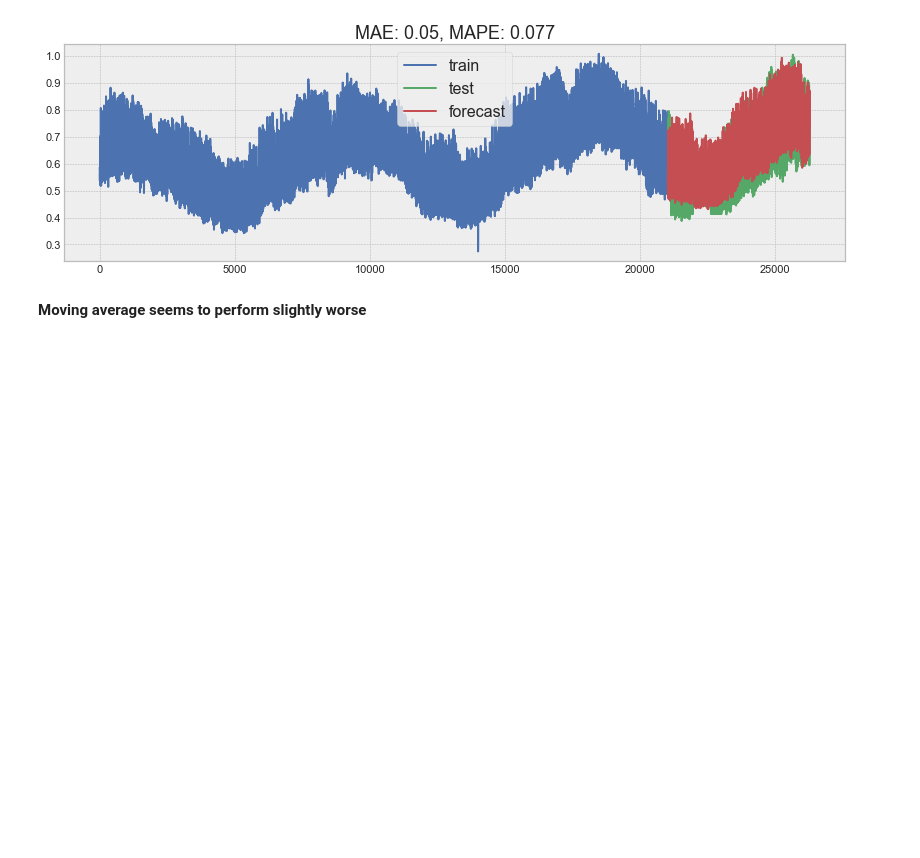
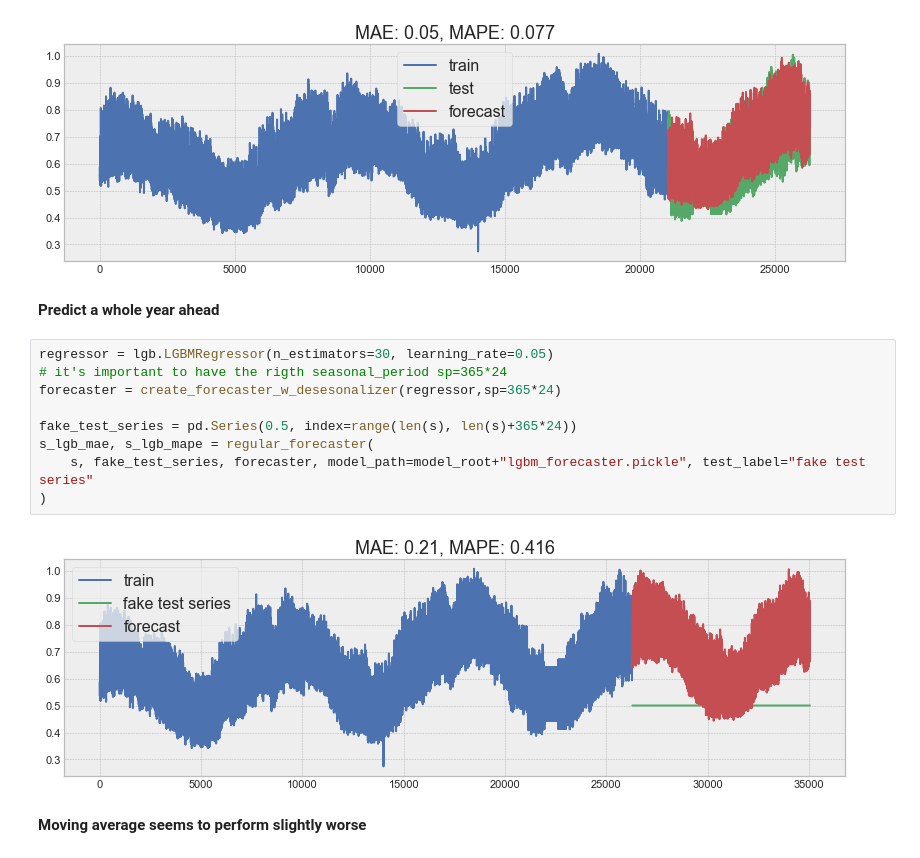
Before and after one commit to A-R-Yazdi/Remote-communities-, a Jupyter notebook: notebooks/Univariate_TimeSeries_forecasting_LingJun.ipynb, the cells around one changed output. Drawn from its saved outputs; the diff is of its cells as text; blank space fills up the shorter version.

Commit message:
Added forecasting for a whole year ahead

```diff
--- a/notebooks/Univariate_TimeSeries_forecasting_LingJun.ipynb
+++ b/notebooks/Univariate_TimeSeries_forecasting_LingJun.ipynb
@@ -250,6 +250,19 @@ s_lgb_mae, s_lgb_mape = regular_forecaster(
 )
 # %% [output]
 [figure]
+# %% [markdown]
+__Predict a whole year ahead__
+# %%
+regressor = lgb.LGBMRegressor(n_estimators=30, learning_rate=0.05)
+# it's important to have the rigth seasonal_period sp=365*24
+forecaster = create_forecaster_w_desesonalizer(regressor,sp=365*24)
+
+fake_test_series = pd.Series(0.5, index=range(len(s), len(s)+365*24))
+s_lgb_mae, s_lgb_mape = regular_forecaster(
+    s, fake_test_series, forecaster, model_path=model_root+"lgbm_forecaster.pickle", test_label="fake test series"
+)
+# %% [output]
+[figure, added]
 # %% [markdown]
 __Moving average seems to perform slightly worse__
 # %%
```
Also changed, not shown: parts of 3 cells of this notebook.
